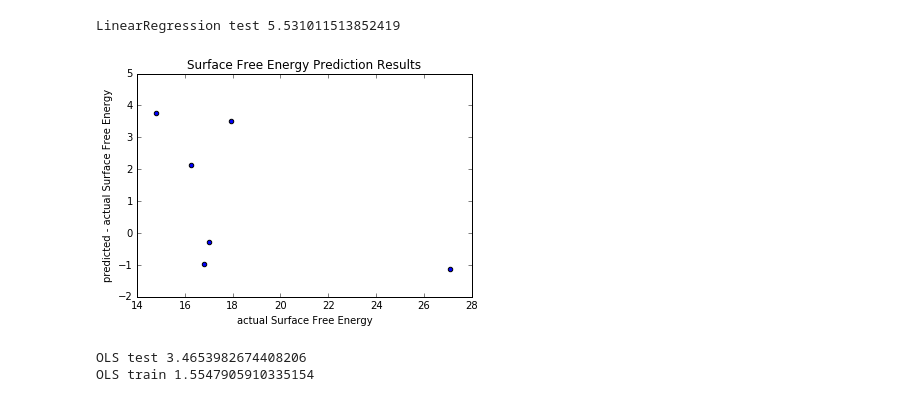
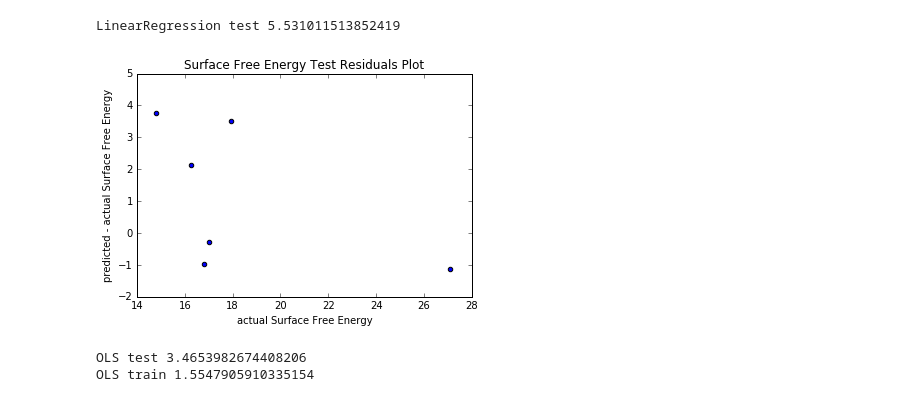
Before and after one commit to sdutky/mcData201, a Jupyter notebook: sdutkyMcData201Project2asphalt.ipynb, the cells around one changed output. Cells and saved outputs as stored; diff of their text form; code cells hidden in the pictures.

```diff
--- a/sdutkyMcData201Project2asphalt.ipynb
+++ b/sdutkyMcData201Project2asphalt.ipynb
@@ -266,12 +269,12 @@ LinearRegression test 5.531011513852419
 # %%
 fig, ax = plt.subplots()
 ax.scatter(yTest,yPredicted-yTest)
 ax.set_ylabel('predicted - actual Surface Free Energy')
 ax.set_xlabel('actual Surface Free Energy')
-ax.set_title('Surface Free Energy Prediction Results')
+ax.set_title('Surface Free Energy Test Residuals Plot')
 plt.show()
 # %% [output]
-[figure, old version]
+[figure, new version]
 # %%
 # predictions = results.predict(data[half:])
 print('OLS test',mean_squared_error(y_true = yTest, y_pred = result.predict(Xtest)))
```
Also changed, not shown: parts of 6 cells of this notebook.
